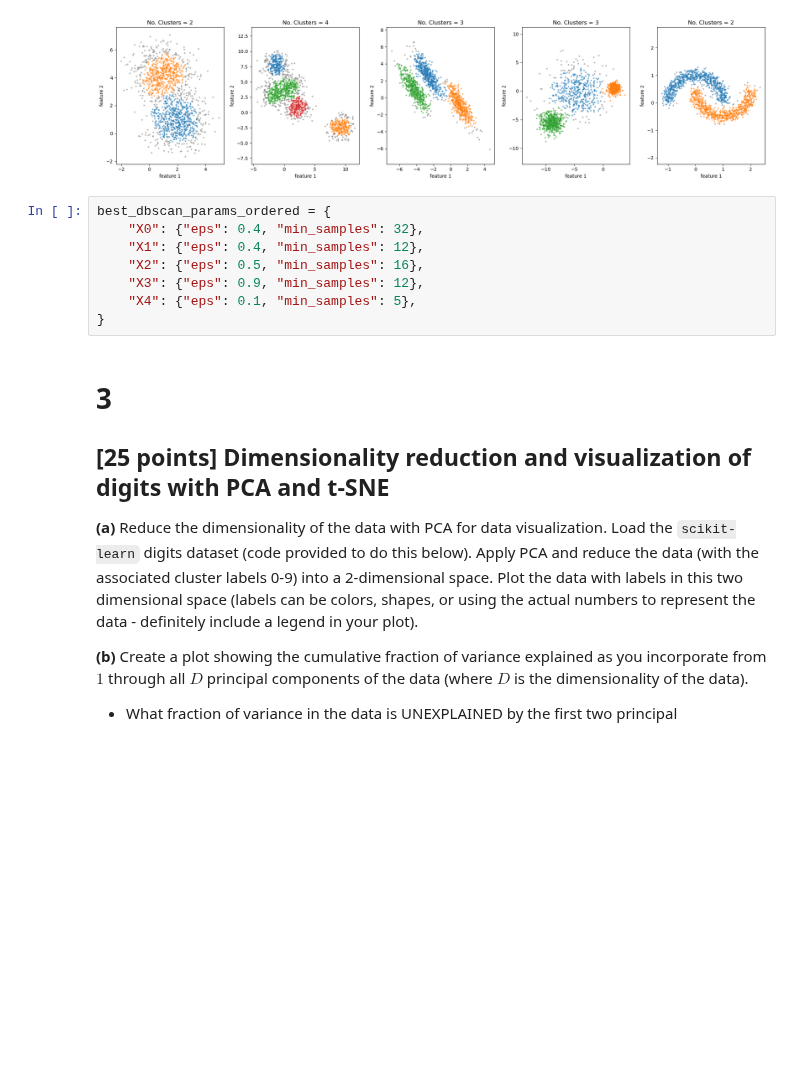
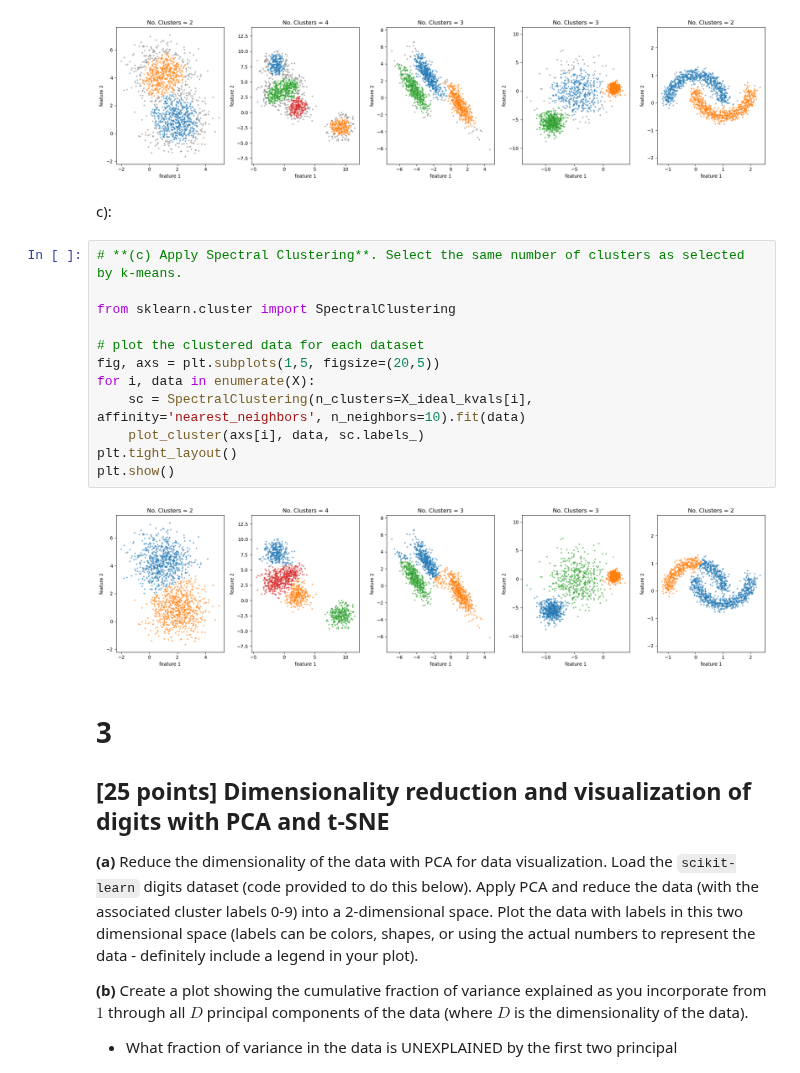
Before and after one commit to cake-dev/machine_learning_class, a Jupyter notebook: assignments/Assignment_5.ipynb, the cells around one changed output. Drawn from its saved outputs; the diff is of its cells as text; blank space fills up the shorter version.

```diff
--- a/assignments/Assignment_5.ipynb
+++ b/assignments/Assignment_5.ipynb
@@ -152,14 +152,22 @@ plt.tight_layout()
 plt.show()
 # %% [output]
 [figure]
-# %%
-best_dbscan_params_ordered = {
-    "X0": {"eps": 0.4, "min_samples": 32},
-    "X1": {"eps": 0.4, "min_samples": 12},
-    "X2": {"eps": 0.5, "min_samples": 16},
-    "X3": {"eps": 0.9, "min_samples": 12},
-    "X4": {"eps": 0.1, "min_samples": 5},
-}
+# %% [markdown]
+c):
+# %%
+# **(c) Apply Spectral Clustering**. Select the same number of clusters as selected by k-means.
+
+from sklearn.cluster import SpectralClustering
+
+# plot the clustered data for each dataset
+fig, axs = plt.subplots(1,5, figsize=(20,5))
+for i, data in enumerate(X):
+    sc = SpectralClustering(n_clusters=X_ideal_kvals[i], affinity='nearest_neighbors', n_neighbors=10).fit(data)
+    plot_cluster(axs[i], data, sc.labels_)
+plt.tight_layout()
+plt.show()
+# %% [output]
+[figure, added]
 # %% [markdown]
 # 3
 
```
